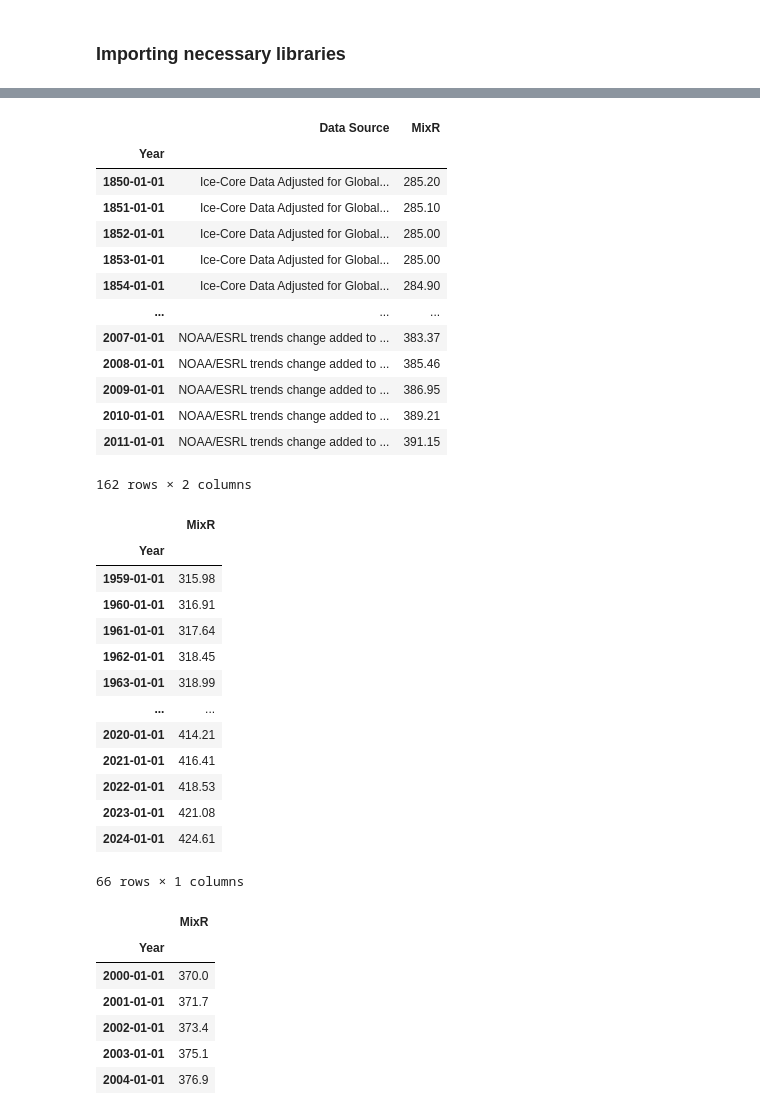
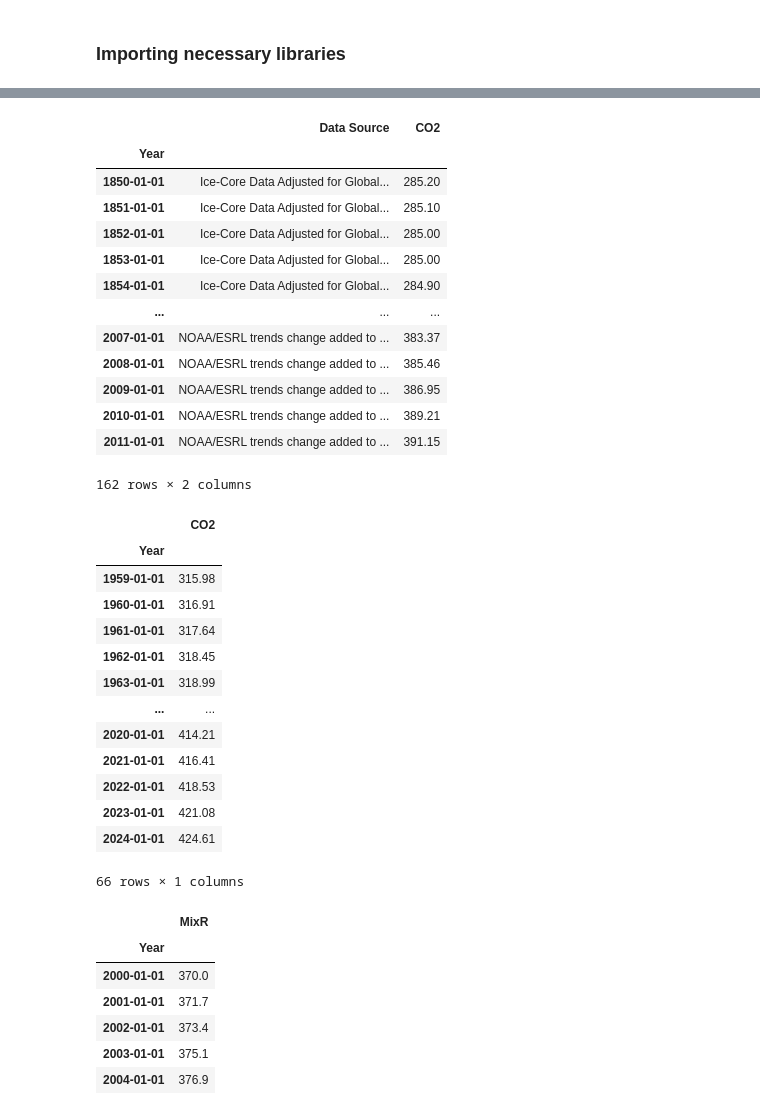
Before and after one commit to ABF-QC/Final_Project, a Jupyter notebook: notebook/CO2_preprocessing.ipynb, the cells around one changed output, grey strips where cells are left out. Saved outputs shown, nothing was run; the diff lists cells and outputs as text; code cells hidden in the pictures.

```diff
--- a/notebook/CO2_preprocessing.ipynb
+++ b/notebook/CO2_preprocessing.ipynb
@@ -38,12 +155,13 @@ file_out_weak = 'co2_1850-2099_ScenarioWeak.csv'
 # %%
 obs_1850_2011 = pd.read_csv(os.path.join(data_dir, data_1850_2011), sep='\t', skiprows=2)
 
 obs_1850_2011['Year'] = pd.to_datetime(obs_1850_2011['Year'],  format="%Y")
 obs_1850_2011.set_index('Year', inplace=True)
+obs_1850_2011.rename(columns={'MixR':'CO2'}, inplace=True)
 
 obs_1850_2011
 # %% [output]
-|  | Data Source | MixR |
+|  | Data Source | CO2 |
 | Year |  |  |
 | 1850-01-01 | Ice-Core Data Adjusted for Global... | 285.20 |
 | 1851-01-01 | Ice-Core Data Adjusted for Global... | 285.10 |
@@ -60,7 +178,7 @@ obs_1850_2011
 # %%
 obs_1959_2024 = pd.read_csv(os.path.join(data_dir, data_1959_2024), sep='\s+', skiprows=44)
 
-obs_1959_2024.rename(columns={'year':'Year','mean':'MixR'}, inplace=True)
+obs_1959_2024.rename(columns={'year':'Year','mean':'CO2'}, inplace=True)
 obs_1959_2024.drop(columns='unc', inplace=True)
 
 obs_1959_2024['Year'] = pd.to_datetime(obs_1959_2024['Year'],  format="%Y")
@@ -68,7 +186,7 @@ obs_1959_2024.set_index('Year', inplace=True)
 
 obs_1959_2024
 # %% [output]
-|  | MixR |
+|  | CO2 |
 | Year |  |
 | 1959-01-01 | 315.98 |
 | 1960-01-01 | 316.91 |
```
Also changed, not shown: parts of 25 cells of this notebook, 1 other file.
